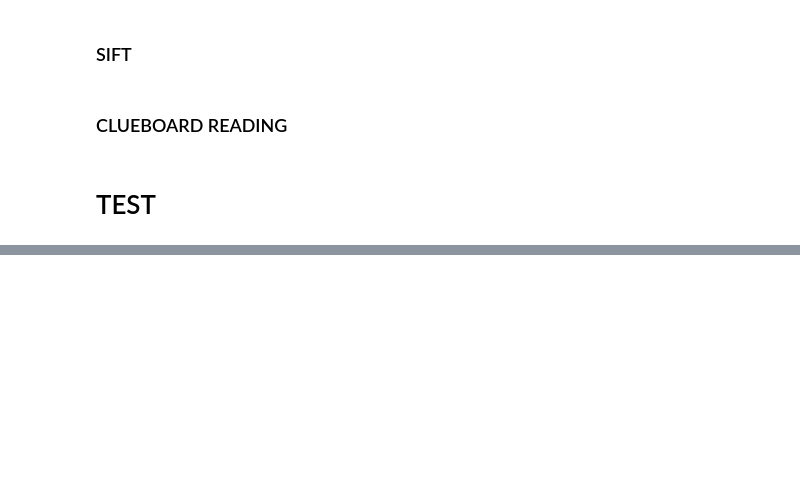
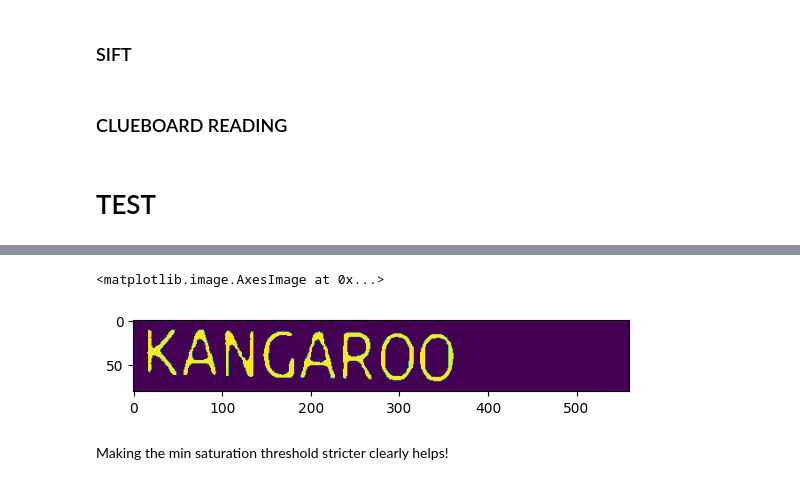
Before and after one commit to rcaerbannog/ENPH353-clueboard-reader, a Jupyter notebook: sift_and_cnn.ipynb, the cells around one changed output, grey strips where cells are left out. Saved outputs shown, nothing was run; the diff lists cells and outputs as text; code cells hidden in the pictures; blank space fills up the shorter version.

```diff
--- a/sift_and_cnn.ipynb
+++ b/sift_and_cnn.ipynb
@@ -134,0 +172,13 @@ GOKU
+# %%
+# LETTER READING SETUP
+letter_thresh_minHSV = (int(230/2), 160, 16)
+letter_thresh_maxHSV = (int(250/2), 255, 255)
+
+imgHSV = cv.cvtColor(imgval, cv.COLOR_BGR2HSV)
+imgmask = cv.inRange(imgHSV, letter_thresh_minHSV, letter_thresh_maxHSV)
+plt.imshow(imgmask)
+# %% [output]
+<matplotlib.image.AxesImage at 0x...>
+[figure, added]
+# %% [markdown]
+Making the min saturation threshold stricter clearly helps!
```
Also changed, not shown: parts of 9 cells of this notebook, 2 other files.
